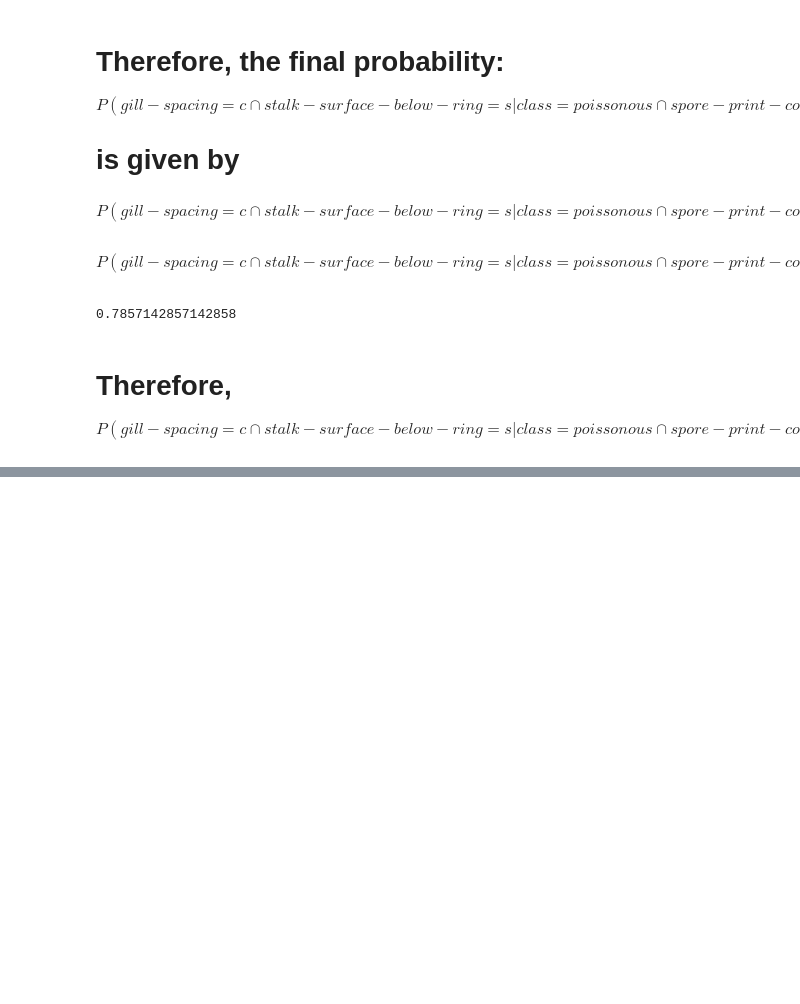
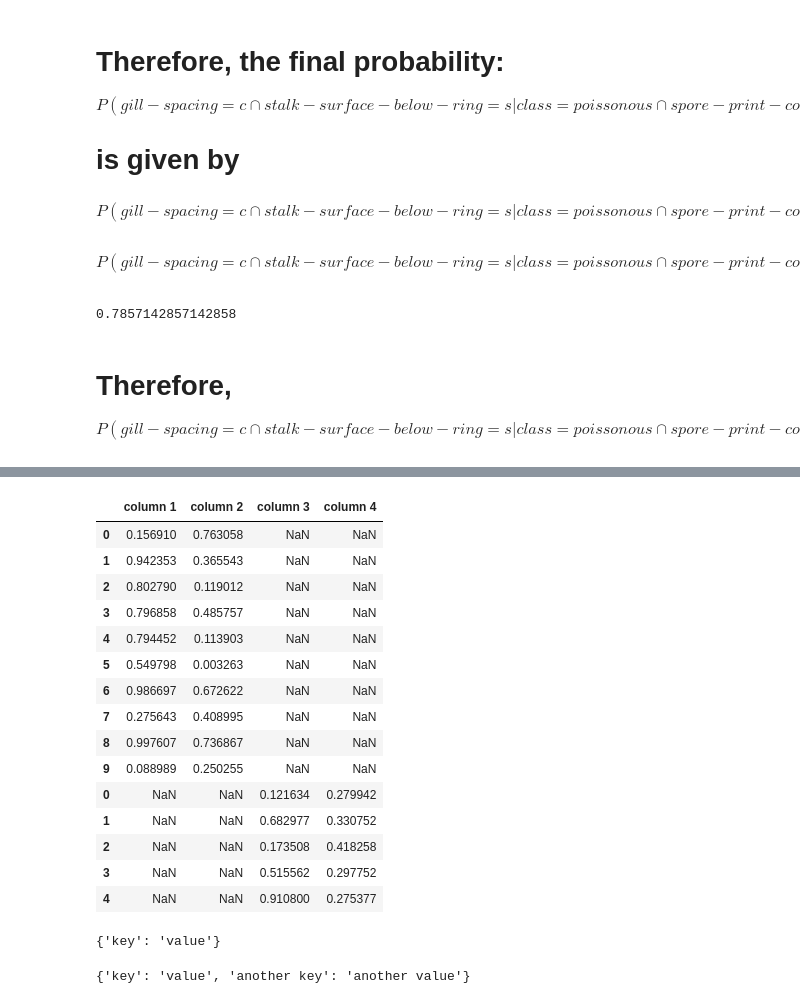
Before and after one commit to 23Aditya/Introduction-to-Pandas, a Jupyter notebook: Introduction to Pandas.ipynb, the cells around one changed output, grey strips where cells are left out. Cells and saved outputs as stored; diff of their text form; code cells hidden in the pictures; blank space fills up the shorter version.

```diff
--- a/Introduction to Pandas.ipynb
+++ b/Introduction to Pandas.ipynb
@@ -593,0 +620,2 @@ P(gill-spacing=c \cap stalk-surface-below-ring=s | class = poissonous \cap spore
+# %%
+new_df1 = pd.DataFrame(data={'column 1':np.random.uniform(size=(10,)), 'column 2': np.random.uniform(size=(10,))})
@@ -593,0 +636,2 @@ P(gill-spacing=c \cap stalk-surface-below-ring=s | class = poissonous \cap spore
+# %%
+new_df2 = pd.DataFrame(data={'column 3':np.random.uniform(size=(5,)), 'column 4':np.random.uniform(size=(5,))})
@@ -593,0 +667,21 @@ P(gill-spacing=c \cap stalk-surface-below-ring=s | class = poissonous \cap spore
+# %%
+another_df = new_df1.append(other=new_df2)
+# %%
+another_df
+# %% [output]
+|  | column 1 | column 2 | column 3 | column 4 |
+| 0 | 0.156910 | 0.763058 | NaN | NaN |
+| 1 | 0.942353 | 0.365543 | NaN | NaN |
+| 2 | 0.802790 | 0.119012 | NaN | NaN |
+| 3 | 0.796858 | 0.485757 | NaN | NaN |
+| 4 | 0.794452 | 0.113903 | NaN | NaN |
+| 5 | 0.549798 | 0.003263 | NaN | NaN |
+| 6 | 0.986697 | 0.672622 | NaN | NaN |
+| 7 | 0.275643 | 0.408995 | NaN | NaN |
+| 8 | 0.997607 | 0.736867 | NaN | NaN |
+| 9 | 0.088989 | 0.250255 | NaN | NaN |
+| 0 | NaN | NaN | 0.121634 | 0.279942 |
+| 1 | NaN | NaN | 0.682977 | 0.330752 |
+| 2 | NaN | NaN | 0.173508 | 0.418258 |
+| 3 | NaN | NaN | 0.515562 | 0.297752 |
+| 4 | NaN | NaN | 0.910800 | 0.275377 |
@@ -593,0 +692,4 @@ P(gill-spacing=c \cap stalk-surface-below-ring=s | class = poissonous \cap spore
+# %%
+D
+# %% [output]
+{'key': 'value'}
@@ -593,0 +698,4 @@ P(gill-spacing=c \cap stalk-surface-below-ring=s | class = poissonous \cap spore
+# %%
+D
+# %% [output]
+{'key': 'value', 'another key': 'another value'}
```
Also changed, not shown: parts of 26 cells of this notebook.
